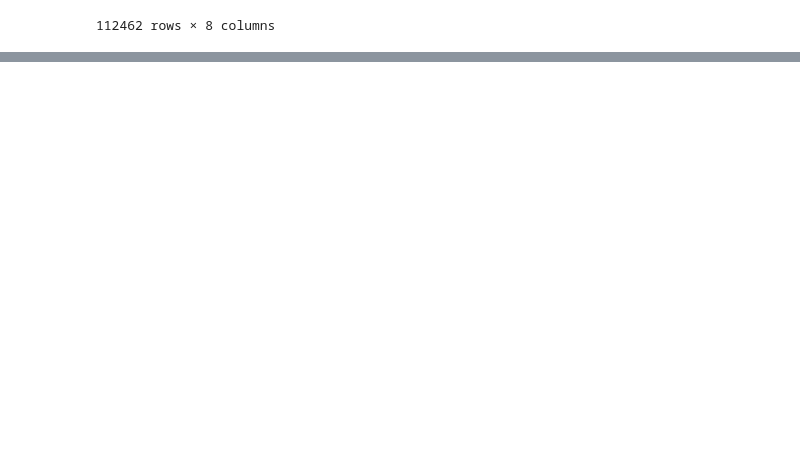
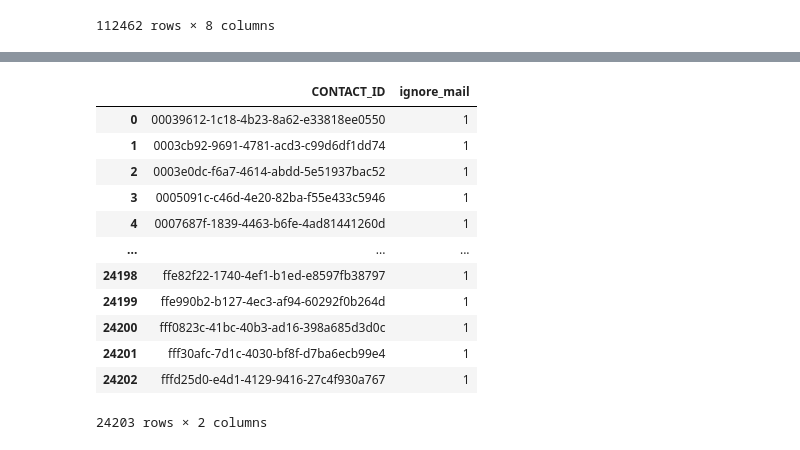
Before and after one commit to IvanovNA01/test_task_junior, a Jupyter notebook: test_to_jun1.ipynb, the cells around one changed output, grey strips where cells are left out. Saved outputs shown, nothing was run; the diff lists cells and outputs as text; code cells hidden in the pictures; blank space fills up the shorter version.

```diff
--- a/test_to_jun1.ipynb
+++ b/test_to_jun1.ipynb
@@ -240,0 +269,16 @@ array([None, 'EmailOpen'], dtype=object)
+# %%
+ignore_mail
+# %% [output]
+|  | CONTACT_ID | ignore_mail |
+| 0 | 00039612-1c18-4b23-8a62-e33818ee0550 | 1 |
+| 1 | 0003cb92-9691-4781-acd3-c99d6df1dd74 | 1 |
+| 2 | 0003e0dc-f6a7-4614-abdd-5e51937bac52 | 1 |
+| 3 | 0005091c-c46d-4e20-82ba-f55e433c5946 | 1 |
+| 4 | 0007687f-1839-4463-b6fe-4ad81441260d | 1 |
+| ... | ... | ... |
+| 24198 | ffe82f22-1740-4ef1-b1ed-e8597fb38797 | 1 |
+| 24199 | ffe990b2-b127-4ec3-af94-60292f0b264d | 1 |
+| 24200 | fff0823c-41bc-40b3-ad16-398a685d3d0c | 1 |
+| 24201 | fff30afc-7d1c-4030-bf8f-d7ba6ecb99e4 | 1 |
+| 24202 | fffd25d0-e4d1-4129-9416-27c4f930a767 | 1 |
+24203 rows × 2 columns
```
Also changed, not shown: parts of 8 cells of this notebook, 1 other file.
